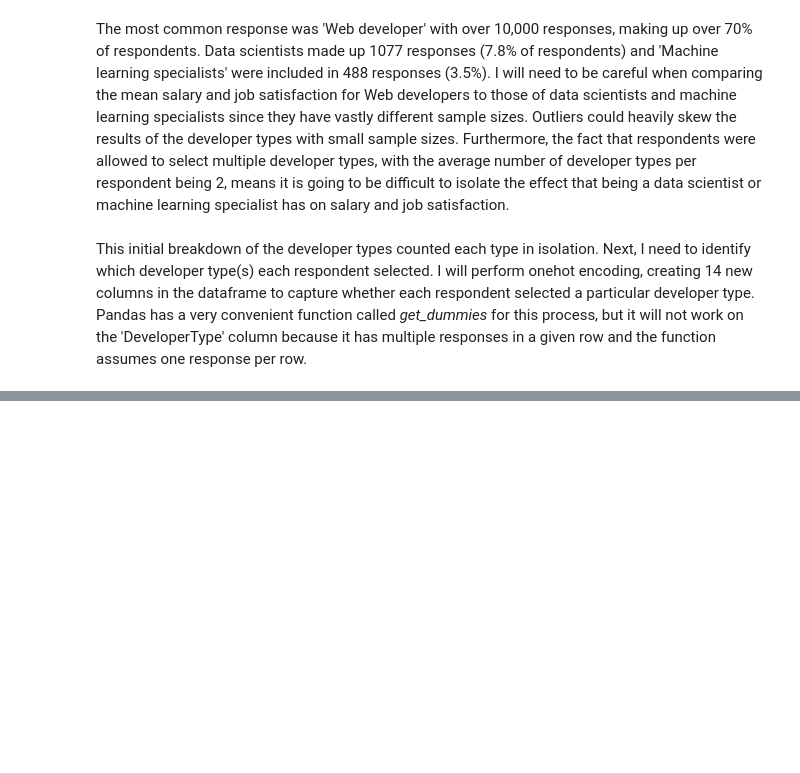
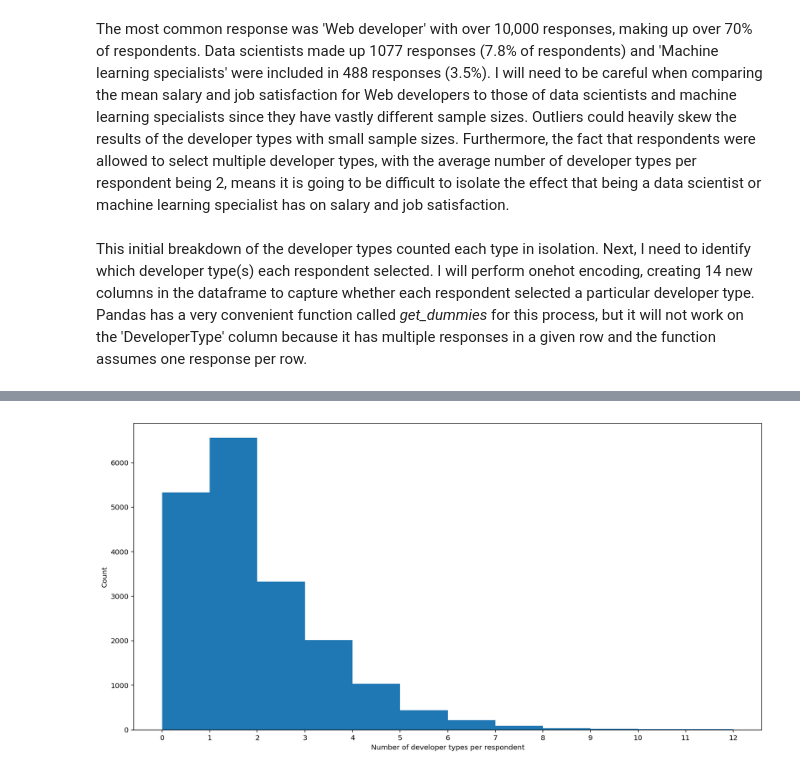
Before and after one commit to blowe615/stackoverflow_survey, a Jupyter notebook: Investigating How Data Scientists Answered the Stack Overflow Survey.ipynb, the cells around one changed output, grey strips where cells are left out. Saved outputs shown, nothing was run; the diff lists cells and outputs as text; code cells hidden in the pictures; blank space fills up the shorter version.

```diff
--- a/Investigating How Data Scientists Answered the Stack Overflow Survey.ipynb
+++ b/Investigating How Data Scientists Answered the Stack Overflow Survey.ipynb
@@ -214,7 +215,3 @@ The average number of responses per respondent: 2.06
 The most common response was 'Web developer' with over 10,000 responses, making up over 70% of respondents.  Data scientists made up 1077 responses (7.8% of respondents) and 'Machine learning specialists' were included in 488 responses (3.5%).  I will need to be careful when comparing the mean salary and job satisfaction for Web developers to those of data scientists and machine learning specialists since they have vastly different sample sizes.  Outliers could heavily skew the results of the developer types with small sample sizes.  Furthermore, the fact that respondents were allowed to select multiple developer types, with the average number of developer types per respondent being 2, means it is going to be difficult to isolate the effect that being a data scientist or machine learning specialist has on salary and job satisfaction.
 # %% [markdown]
 This initial breakdown of the developer types counted each type in isolation.  Next, I need to identify which developer type(s) each respondent selected.  I will perform onehot encoding, creating 14 new columns in the dataframe to capture whether each respondent selected a particular developer type.  Pandas has a very convenient function called *get_dummies* for this process, but it will not work on the 'DeveloperType' column because it has multiple responses in a given row and the function assumes one response per row.
-# %%
-# Add new columns for the 14 responses with all rows containing 0
-for column in response_df.index.to_list():
-    df[column] = 0
@@ -318,0 +262,4 @@ Name: DeveloperType, dtype: object
+# %%
+# Call the generate_onehot function on the original dataset
+original_df = pd.read_csv('survey_results_public.csv')
+encoded_df = generate_onehot(original_df,'DeveloperType','; ')
@@ -319 +282,6 @@ Name: DeveloperType, dtype: object
+# %%
+# Drop the 'nan' column
+encoded_df.drop(columns='nan', inplace=True)
+# Add a row to calculate how many Developer Types each person provided
+encoded_df['NumDevTypes'] = encoded_df.iloc[:,-14:].sum(axis=1)
 # %%
@@ -356,0 +297,11 @@ display(encoded_df.head())
+# %%
+# Visualize the distribution of developer types
+fig, ax = plt.subplots(figsize=(16,8))
+ax.hist(encoded_df['NumDevTypes'],bins=range(encoded_df['NumDevTypes'].max()))
+ax.set_xticks(range(encoded_df['NumDevTypes'].max()))
+ax.set_ylabel('Count')
+ax.set_xlabel('Number of developer types per respondent')
+#encoded_df['NumDevTypes'].plot(kind='hist')
+plt.show()
+# %% [output]
+[figure, added]
```
Also changed, not shown: parts of 26 cells of this notebook.
